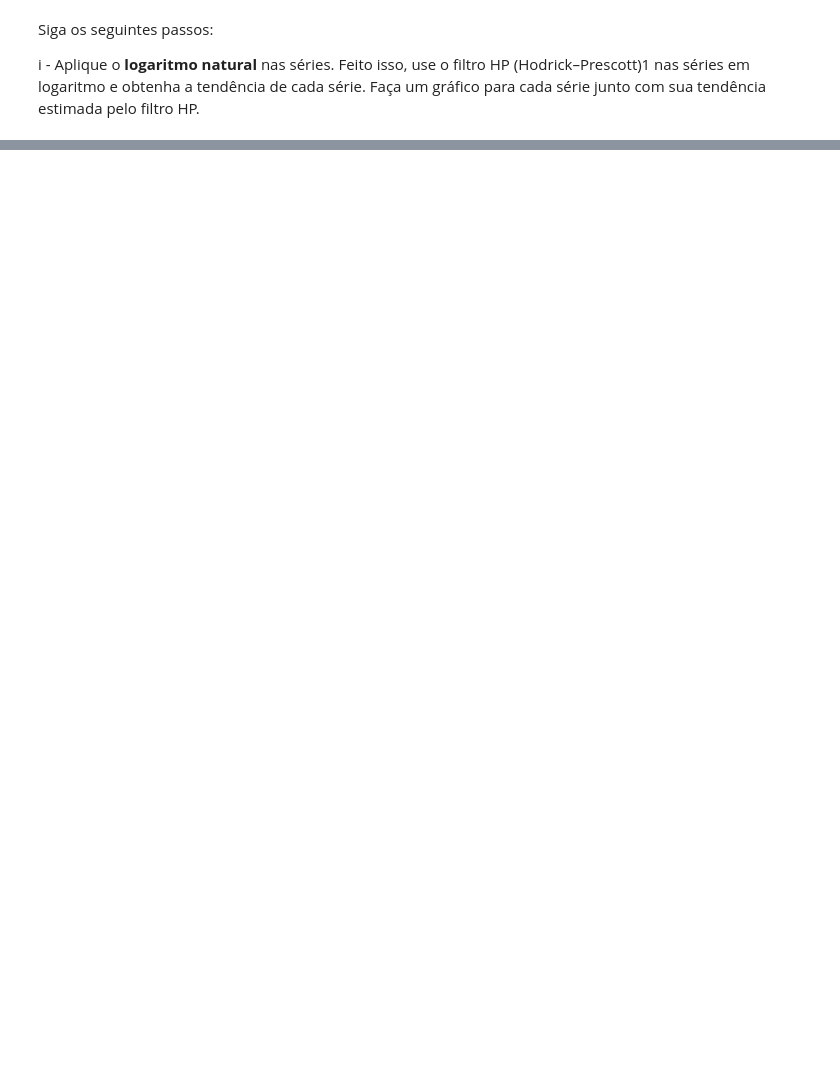
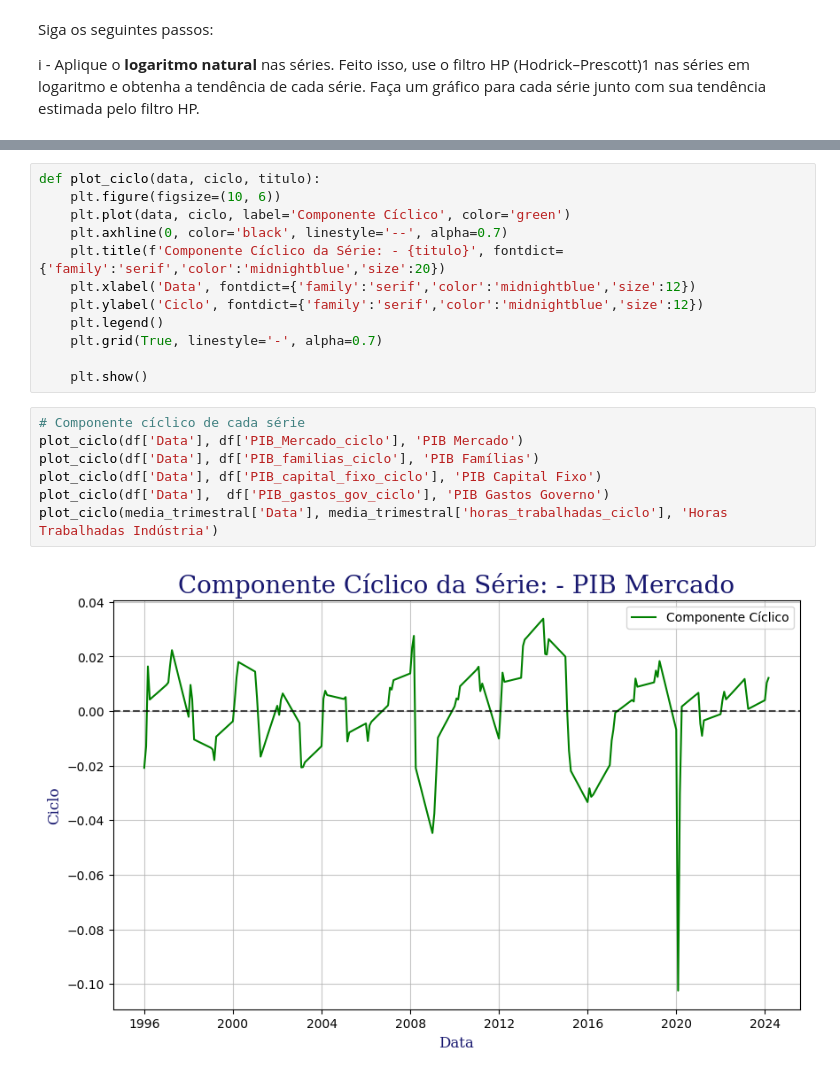
Before and after one commit to meduardajustino/Macroeconomia1, a Jupyter notebook: Lista 1/Questão 1/Questão_1.ipynb, the cells around one changed output, grey strips where cells are left out. Saved outputs shown, nothing was run; the diff lists cells and outputs as text; blank space fills up the shorter version.

```diff
--- a/Lista 1/Questão 1/Questão_1.ipynb
+++ b/Lista 1/Questão 1/Questão_1.ipynb
@@ -153,0 +304,21 @@ NameError: name 'hpfilter' is not defined
+# %%
+def plot_ciclo(data, ciclo, titulo):
+    plt.figure(figsize=(10, 6))
+    plt.plot(data, ciclo, label='Componente Cíclico', color='green')
+    plt.axhline(0, color='black', linestyle='--', alpha=0.7)
+    plt.title(f'Componente Cíclico da Série: - {titulo}', fontdict={'family':'serif','color':'midnightblue','size':20})
+    plt.xlabel('Data', fontdict={'family':'serif','color':'midnightblue','size':12})
+    plt.ylabel('Ciclo', fontdict={'family':'serif','color':'midnightblue','size':12})
+    plt.legend()
+    plt.grid(True, linestyle='-', alpha=0.7)
+
+    plt.show()
+# %%
+# Componente cíclico de cada série
+plot_ciclo(df['Data'], df['PIB_Mercado_ciclo'], 'PIB Mercado')
+plot_ciclo(df['Data'], df['PIB_familias_ciclo'], 'PIB Famílias')
+plot_ciclo(df['Data'], df['PIB_capital_fixo_ciclo'], 'PIB Capital Fixo')
+plot_ciclo(df['Data'],  df['PIB_gastos_gov_ciclo'], 'PIB Gastos Governo')
+plot_ciclo(media_trimestral['Data'], media_trimestral['horas_trabalhadas_ciclo'], 'Horas Trabalhadas Indústria')
+# %% [output]
+[figure, added]
```
Also changed, not shown: parts of 28 cells of this notebook, 3 other files.
